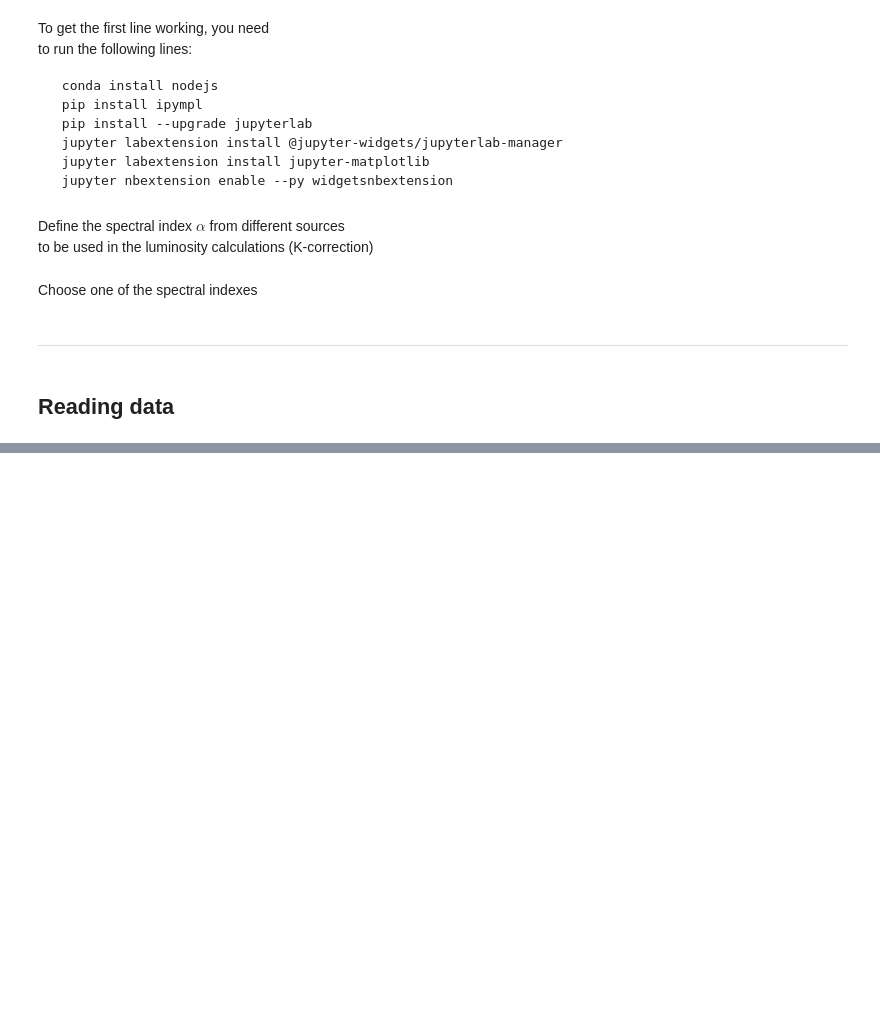
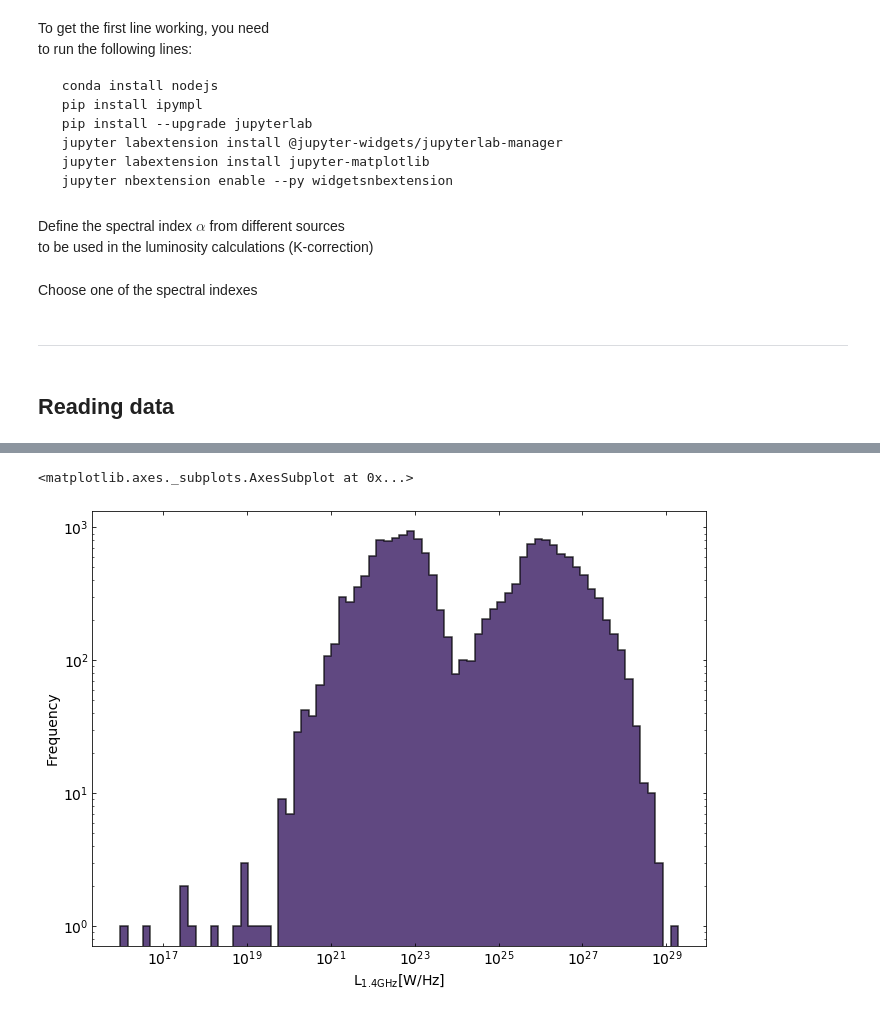
Before and after one commit to racarvajal/work_notes, a Jupyter notebook: Analyze_high_z_cat.ipynb, the cells around one changed output, grey strips where cells are left out. Drawn from its saved outputs; the diff is of its cells as text; code cells hidden in the pictures; blank space fills up the shorter version.

```diff
--- a/Analyze_high_z_cat.ipynb
+++ b/Analyze_high_z_cat.ipynb
@@ -144,0 +259,18 @@ fig.tight_layout(w_pad=0.01)
+# %%
+fig = plt.figure(figsize=(11,8))
+ax1 = fig.add_subplot(111)
+
+vmin_L = np.log10(large_catalog_df['L_20CM'].min())
+vmax_L = np.log10(large_catalog_df['L_20CM'].max())
+bins_L = np.logspace(vmin_L, vmax_L, 75)
+
+ax1.set_xscale('log')
+ax1.set_yscale('log')
+ax1.set_xlabel('$\mathrm{L}_{1.4 \mathrm{GHz}} [\mathrm{W/Hz}]$', size=14)
+ax1.set_ylabel('$\mathrm{Frequency}$', size=14)
+ax1.tick_params(which='both',top=True, right=True, direction='in')
+ax1.tick_params(axis='both', which='major', labelsize=14)
+large_catalog_df['L_20CM'].plot.hist(color=colors[0], alpha=0.75, bins=bins_L, histtype='stepfilled', ec='k', lw=1.5)
+# %% [output]
+<matplotlib.axes._subplots.AxesSubplot at 0x...>
+[figure, added]
```
Also changed, not shown: parts of 43 cells of this notebook.
